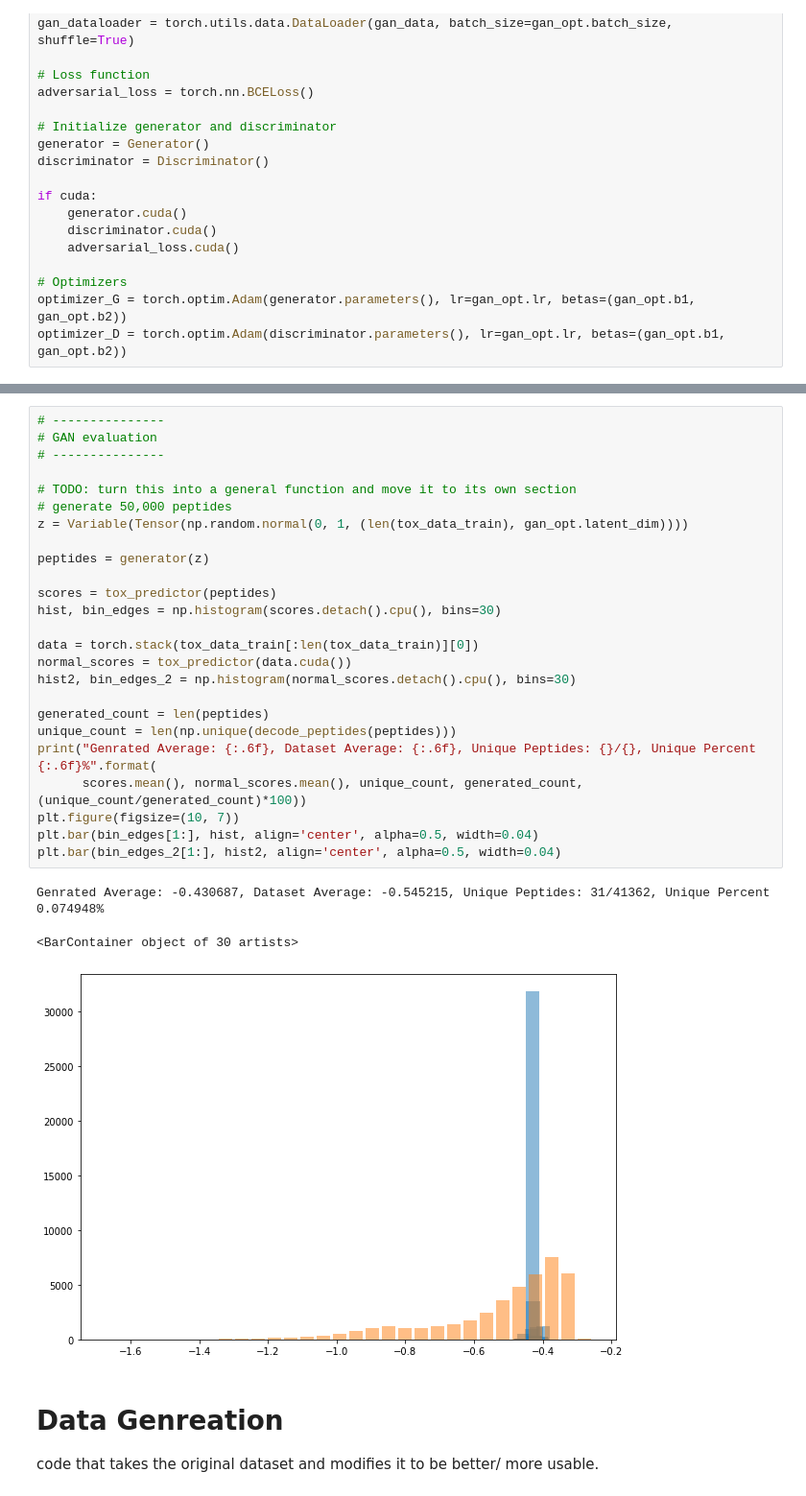
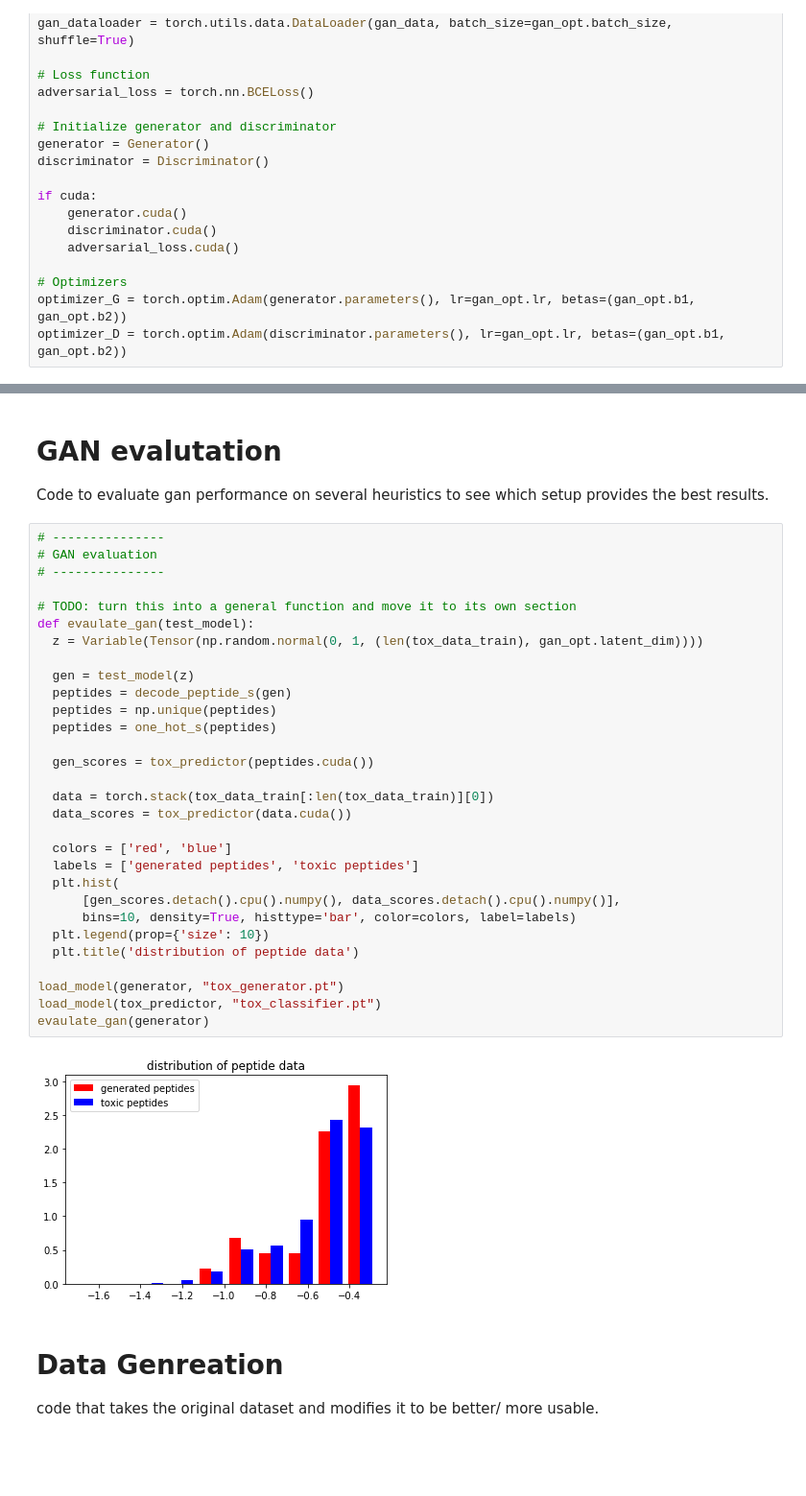
Before and after one commit to bjatkin/Pepto-GAN, a Jupyter notebook: Pepto_GAN.ipynb, the cells around one changed output, grey strips where cells are left out. Shown at 96% size. Saved outputs shown, nothing was run; the diff lists cells and outputs as text; blank space fills up the shorter version.

```diff
--- a/Pepto_GAN.ipynb
+++ b/Pepto_GAN.ipynb
@@ -463,32 +454,39 @@ FGYFHIY: -0.556207
-# %%
-# ---------------
-# GAN evaluation
-# ---------------
-
-# TODO: turn this into a general function and move it to its own section
-# generate 50,000 peptides
-z = Variable(Tensor(np.random.normal(0, 1, (len(tox_data_train), gan_opt.latent_dim))))
-
-peptides = generator(z)
-
-scores = tox_predictor(peptides)
-hist, bin_edges = np.histogram(scores.detach().cpu(), bins=30)
-
-data = torch.stack(tox_data_train[:len(tox_data_train)][0])
-normal_scores = tox_predictor(data.cuda())
-hist2, bin_edges_2 = np.histogram(normal_scores.detach().cpu(), bins=30)
-
-generated_count = len(peptides)
-unique_count = len(np.unique(decode_peptides(peptides)))
-print("Genrated Average: {:.6f}, Dataset Average: {:.6f}, Unique Peptides: {}/{}, Unique Percent {:.6f}%".format(
-      scores.mean(), normal_scores.mean(), unique_count, generated_count, (unique_count/generated_count)*100))
-plt.figure(figsize=(10, 7))
-plt.bar(bin_edges[1:], hist, align='center', alpha=0.5, width=0.04)
-plt.bar(bin_edges_2[1:], hist2, align='center', alpha=0.5, width=0.04)
-# %% [output]
-Genrated Average: -0.430687, Dataset Average: -0.545215, Unique Peptides: 31/41362, Unique Percent 0.074948%
-<BarContainer object of 30 artists>
-[figure, removed]
+# %% [markdown]
+# GAN evalutation
+
+Code to evaluate gan performance on several heuristics to see which setup provides the best results.
+# %%
+# ---------------
+# GAN evaluation
+# ---------------
+
+# TODO: turn this into a general function and move it to its own section
+def evaulate_gan(test_model):
+  z = Variable(Tensor(np.random.normal(0, 1, (len(tox_data_train), gan_opt.latent_dim))))
+
+  gen = test_model(z)
+  peptides = decode_peptide_s(gen)
+  peptides = np.unique(peptides)
+  peptides = one_hot_s(peptides)
+
+  gen_scores = tox_predictor(peptides.cuda())
+
+  data = torch.stack(tox_data_train[:len(tox_data_train)][0])
+  data_scores = tox_predictor(data.cuda())
+
+  colors = ['red', 'blue']
+  labels = ['generated peptides', 'toxic peptides']
+  plt.hist(
+      [gen_scores.detach().cpu().numpy(), data_scores.detach().cpu().numpy()],
+      bins=10, density=True, histtype='bar', color=colors, label=labels)
+  plt.legend(prop={'size': 10})
+  plt.title('distribution of peptide data')
+
+load_model(generator, "tox_generator.pt")
+load_model(tox_predictor, "tox_classifier.pt")
+evaulate_gan(generator)
+# %% [output]
+[figure, added]
 # %% [markdown]
 # Data Genreation
 
```
Also changed, not shown: parts of 2 cells of this notebook.
